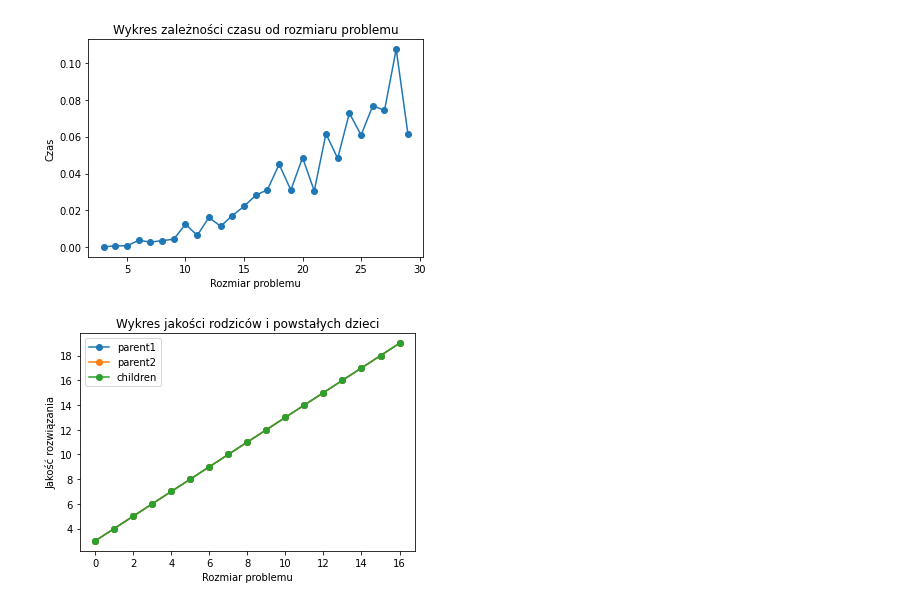
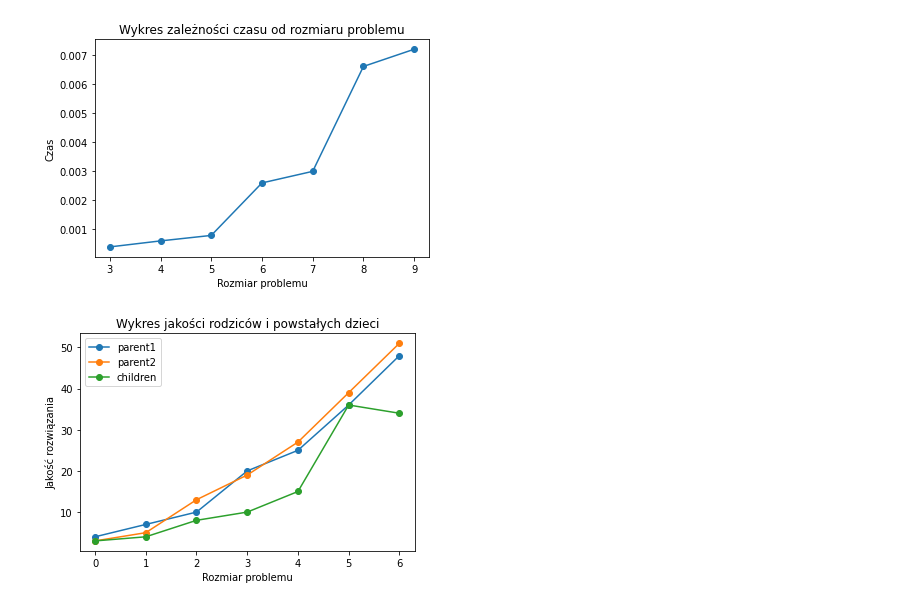
Before and after one commit to Sroka-Bartosz/-BO2-Bank-Transfers-Problem, a Jupyter notebook: crossover_test.ipynb, the cells around one changed output. Saved outputs shown, nothing was run; the diff lists cells and outputs as text; code cells hidden in the pictures.

```diff
--- a/crossover_test.ipynb
+++ b/crossover_test.ipynb
@@ -83,39 +83,39 @@ test_1()
 # %%
 # Test 2. Sprawdzenie czas[rozmiar problemu]
 def test_2():
     time_crossover = []
     number_of_specimen = []
-    for si_spec in range(3, 30):
+    for si_spec in range(3, 10):
         sum1 = 0
         problem_matrix_s = np.random.randint(low=0, high=max_generated_value, size=(si_spec, si_spec))
         np.fill_diagonal(problem_matrix_s, 0)
 
         # initialize of population
         population_ = population.Population(size=size_of_population)
         population_.make_population(problem_matrix_s)
         for replay in range(5):
             start1 = time.time()
             population_.crossover()
             time_cross = time.time() - start1
             sum1 += time_cross
         time_crossover.append(sum1/5)
         number_of_specimen.append(si_spec)
     plt.plot(number_of_specimen, time_crossover, "-o")
     plt.title("Wykres zależności czasu od rozmiaru problemu")
     plt.xlabel("Rozmiar problemu")
     plt.ylabel("Czas")
     plt.show()
 
 test_2()
 # %% [output]
-[figure, old version]
+[figure, new version]
 # %%
 # Test 3. Sprawdzenie zbieżności algorytmu
 def test_3():
     parent_quality = []
     child_quality = []
 
-    for i in range(3, 20):
+    for i in range(3, 10):
         parent1, parent2, child1, child2 = crossover_test_conver(i)
         parent_quality.append([parent1.quality(), parent2.quality()])
         child_quality.append([child1.quality(), child1.quality()])
@@ -136,4 +136,4 @@ def test_3():
 
 test_3()
 # %% [output]
-[figure, old version]
+[figure, new version]
```
Also changed, not shown: parts of 1 cell of this notebook.
